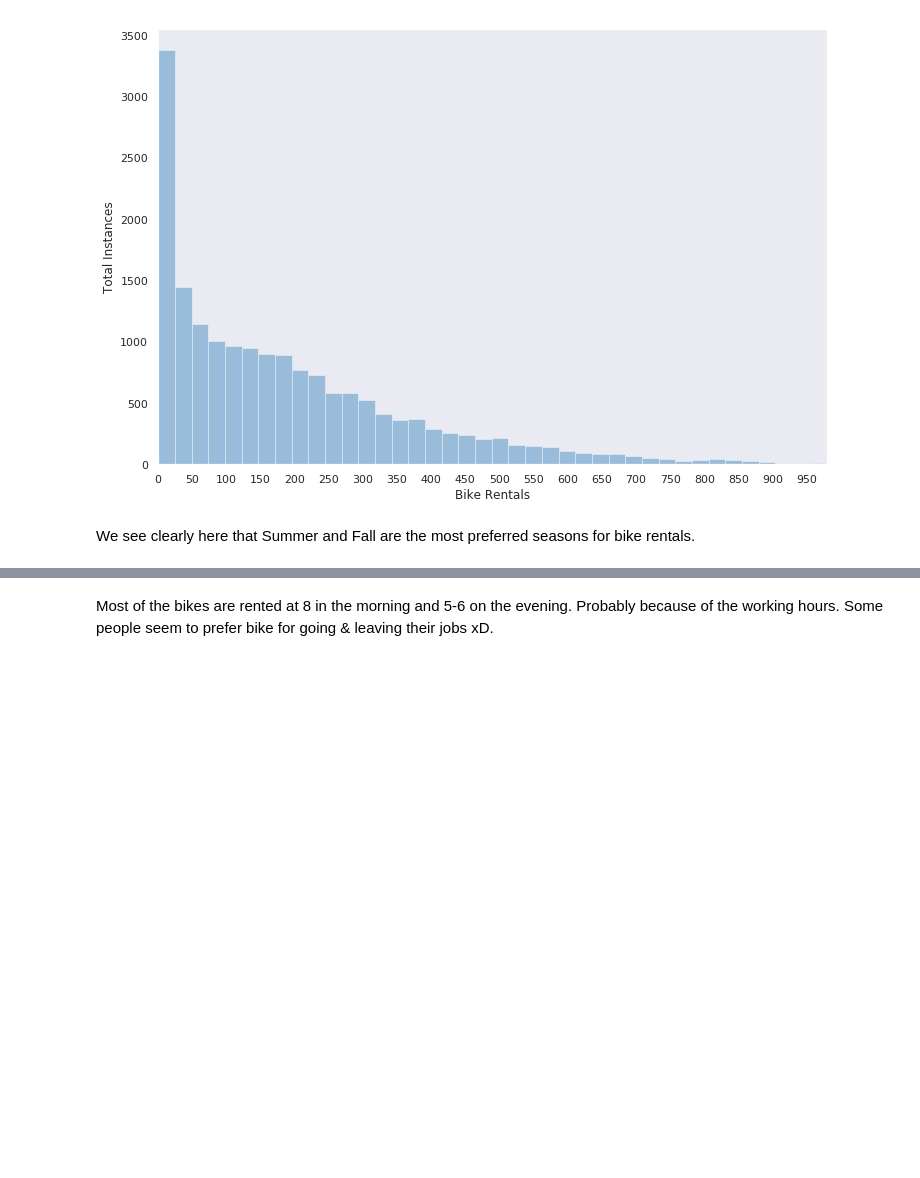
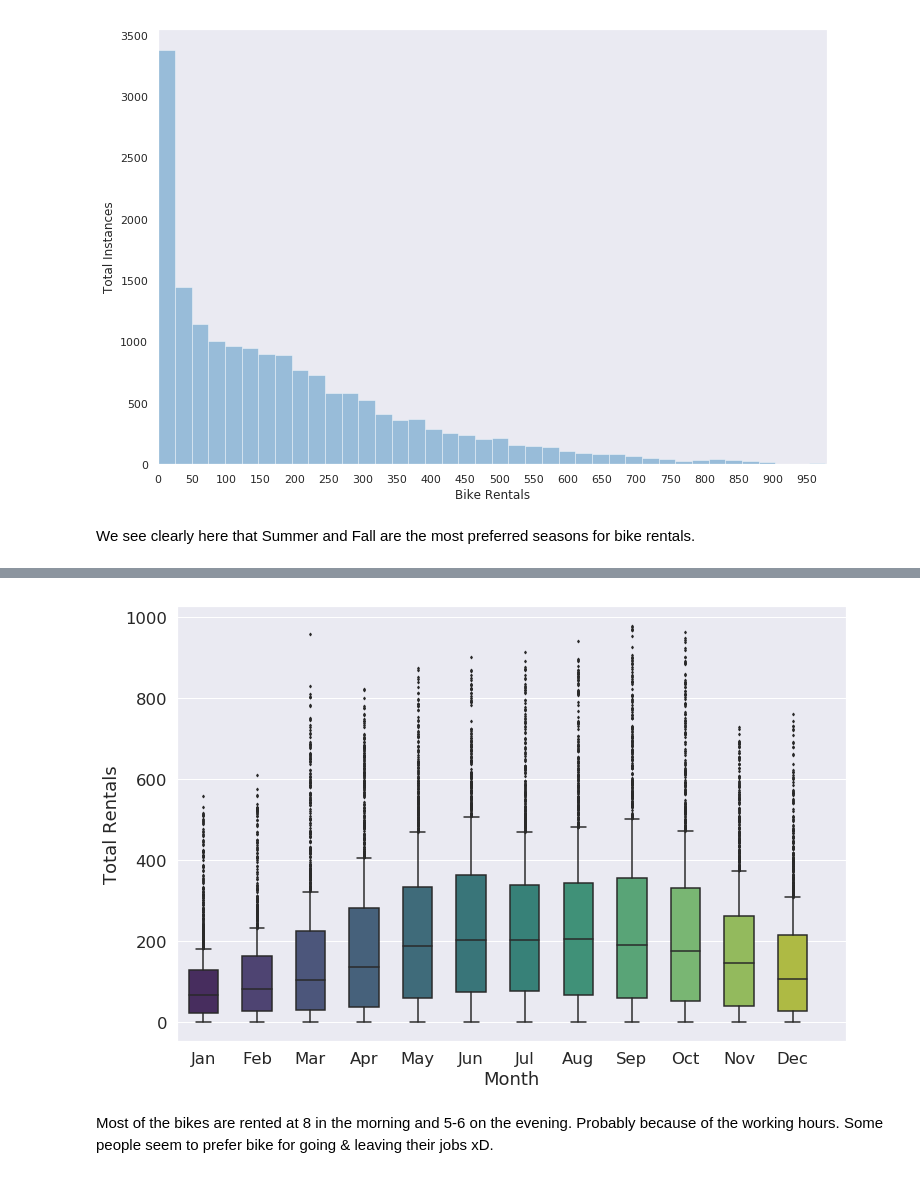
Before and after one commit to stefanosarta/bike-rental, a Jupyter notebook: bikes.ipynb, the cells around one changed output, grey strips where cells are left out. Drawn from its saved outputs; the diff is of its cells as text; code cells hidden in the pictures; blank space fills up the shorter version.

```diff
--- a/bikes.ipynb
+++ b/bikes.ipynb
@@ -336,3 +380,17 @@ plt.show()
+# %%
+#darkgrid, whitegrid, dark, white, ticks
+sns.set_style("darkgrid")
+#paper, notebook, talk, poster
+sns.set_context("notebook", font_scale=1.5)
+plt.figure(figsize=(12,8))
+ax = sns.boxplot(x="mnth", y="cnt", data=hour, width=.55, whis=.5, saturation=.6, fliersize=2,
+             notch=False, palette='viridis')
+ax.set_xlabel("Month")
+ax.set_ylabel("Total Rentals")
+plt.xticks([0, 1, 2, 3, 4, 5, 6, 7,8,9,10,11,12], ['Jan', 'Feb', 'Mar', 'Apr', 'May', 'Jun', 'Jul', 'Aug','Sep','Oct','Nov', 'Dec'])
+plt.show()
+# %% [output]
+[figure, added]
 # %% [markdown]
 Most of the bikes are rented at 8 in the morning and 5-6 on the evening. Probably because of the working hours. Some people seem to prefer bike for going & leaving their jobs xD.
 # %%
```
Also changed, not shown: parts of 12 cells of this notebook.
